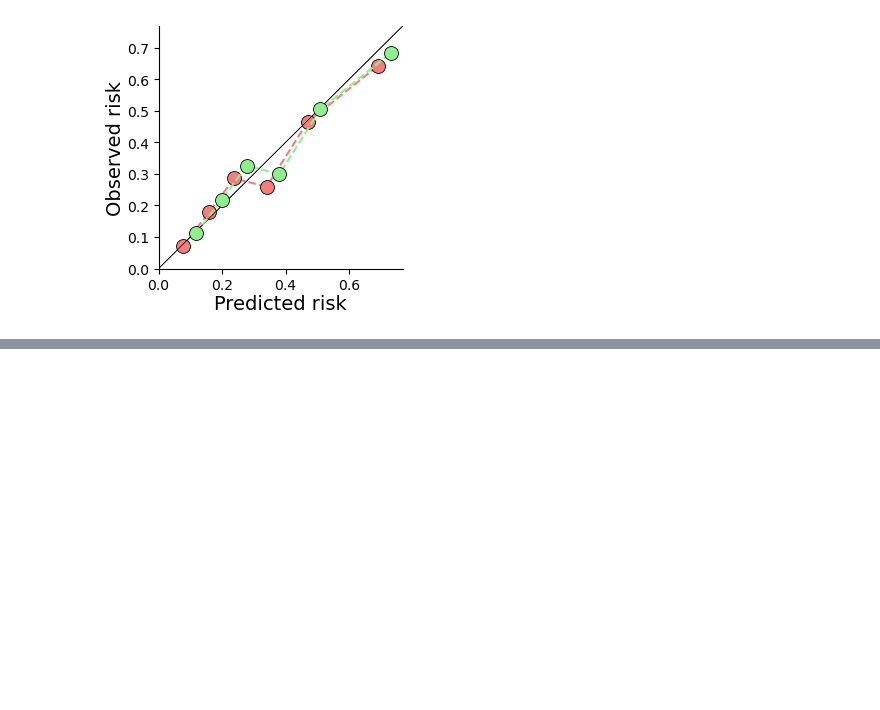
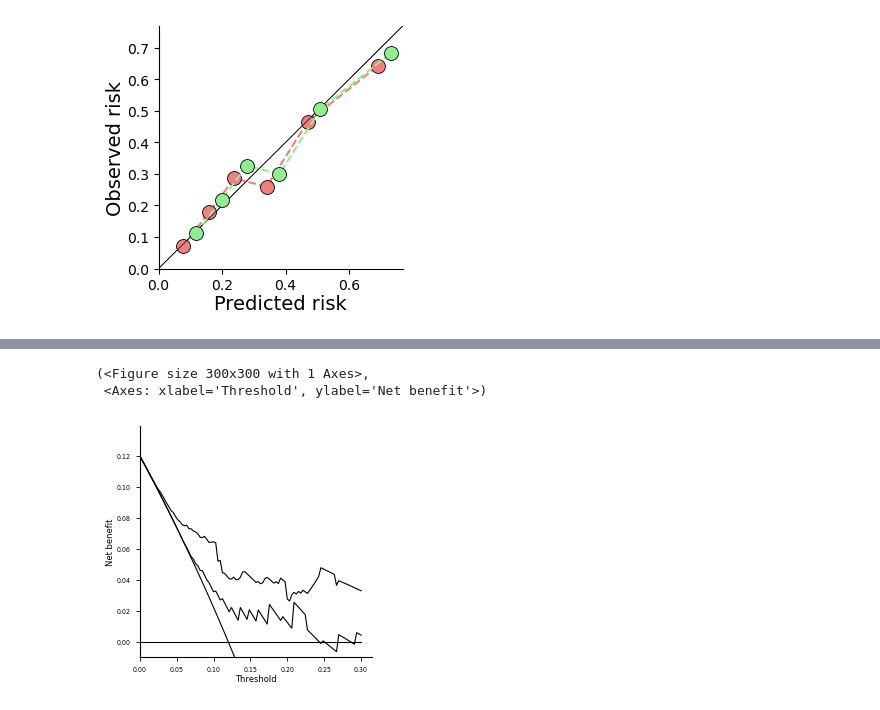
Before and after one commit to afschmidt/plot-misc, a Jupyter notebook: resources/examples/machine_learning.ipynb, the cells around one changed output, grey strips where cells are left out. Cells and saved outputs as stored; diff of their text form; code cells hidden in the pictures; blank space fills up the shorter version.

Commit message:
Added an Decision curve analysis to examples

```diff
--- a/resources/examples/machine_learning.ipynb
+++ b/resources/examples/machine_learning.ipynb
@@ -123,0 +128,16 @@ Text(0.5, 0, 'Predicted risk')
+# %%
+# import example data
+data = examples.load_net_benefit_data()
+data.head()
+# calculate the net benefit
+nb_obj = ml.DecisionCurve(data)
+nb_obj.calc_net_benefit(
+    outcome='Composite outcome',modelnames=['DCM-PROGRESS', 'maggic (3-years risk of death)'],
+    thresholds=list(np.linspace(0.0, 0.3, 100))
+)
+# plotting
+nb_obj.plot(figsize=(3,3))
+# %% [output]
+(<Figure size 300x300 with 1 Axes>,
+ <Axes: xlabel='Threshold', ylabel='Net benefit'>)
+[figure, added]
```
Also changed, not shown: parts of 4 cells of this notebook, 3 other files.
